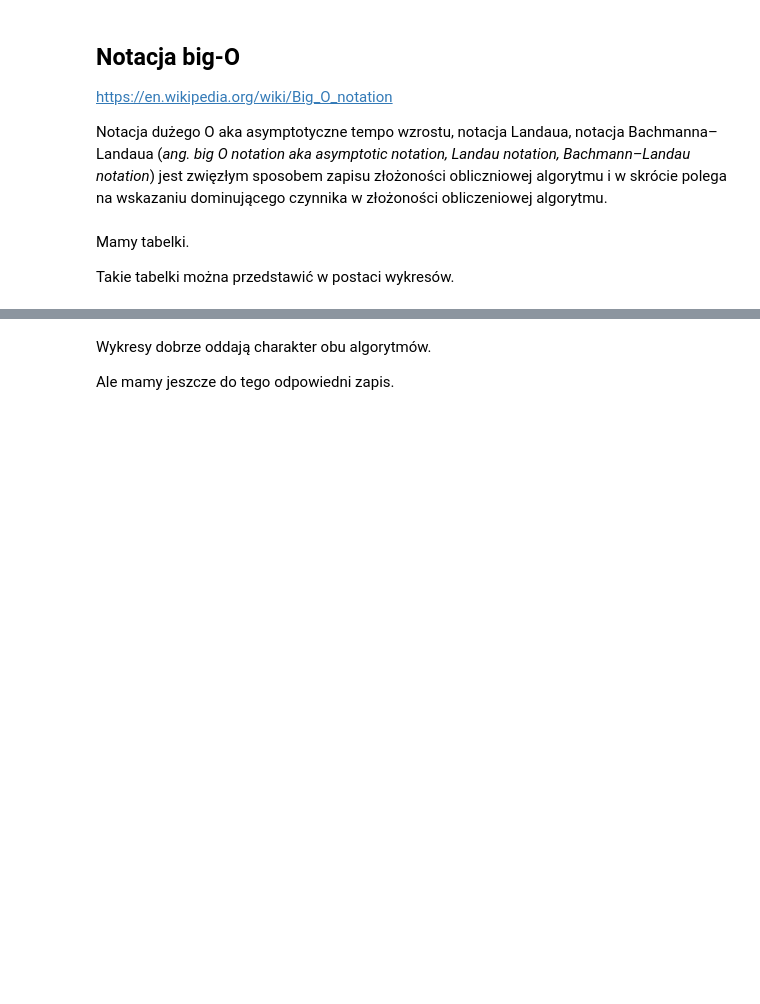
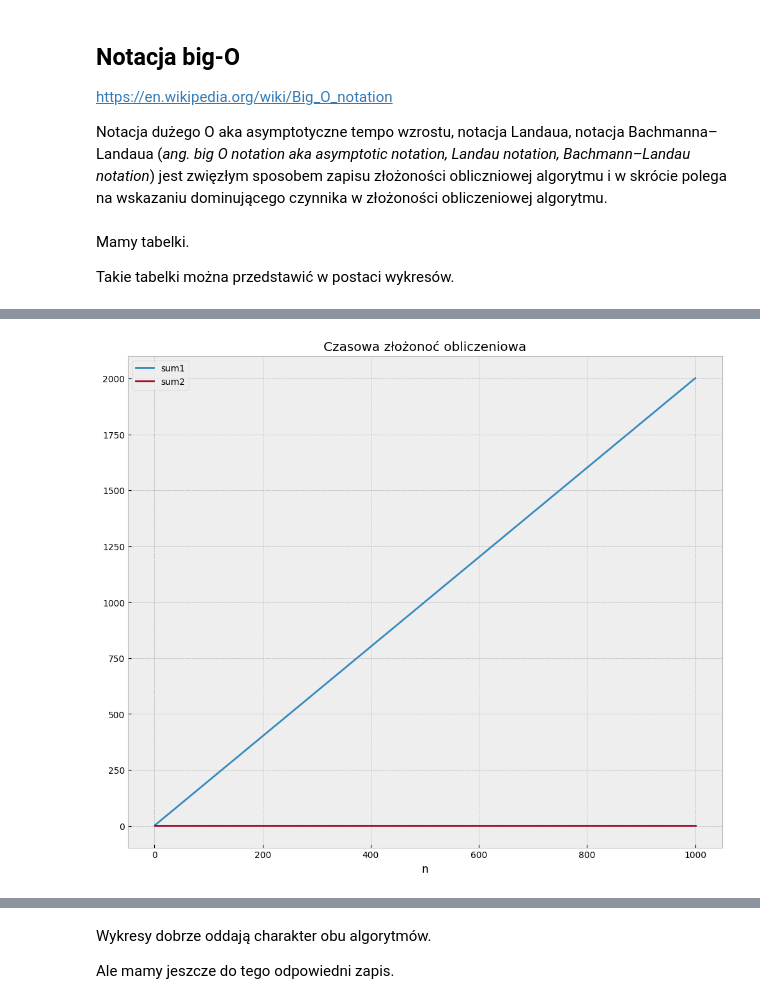
Before and after one commit to PiterGuitar/zdpytpol89_algo, a Jupyter notebook: 01_big_O_notation.ipynb, the cells around one changed output, grey strips where cells are left out. Saved outputs shown, nothing was run; the diff lists cells and outputs as text; code cells hidden in the pictures; blank space fills up the shorter version.

```diff
--- a/01_big_O_notation.ipynb
+++ b/01_big_O_notation.ipynb
@@ -260,25 +317,25 @@ Takie tabelki można przedstawić w postaci wykresów.
 # %%
 import numpy as np
 import matplotlib.pyplot as plt
 %matplotlib inline
 plt.style.use('bmh')
 
 # Set up runtime comparisons
 n = np.linspace(1,1000,1000)
 labels = ['sum1','sum2']
 big_o = [2*n+1,3*np.ones(n.shape)]
 
 # Plot setup
 plt.figure(figsize=(12,10))
-plt.ylim(0,2001)
-plt.xlim(0,1000)
 
 for i in range(len(big_o)):
     plt.plot(n,big_o[i],label = labels[i])
 
 plt.legend(loc=0)
 plt.title('Czasowa złożonoć obliczeniowa')
 plt.xlabel('n');
+# %% [output]
+[figure, added]
 # %%
 import numpy as np
 import matplotlib.pyplot as plt
```
Also changed, not shown: parts of 21 cells of this notebook.
